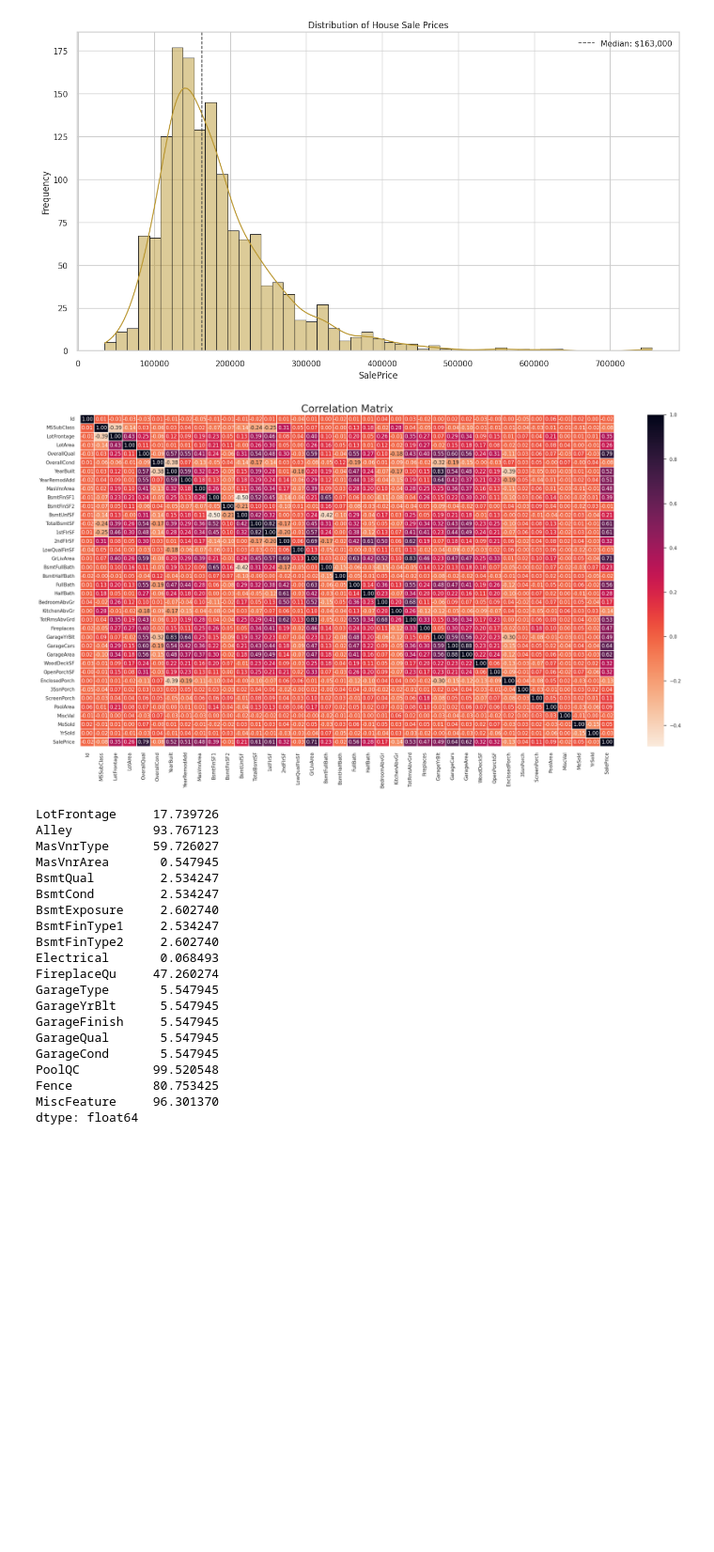
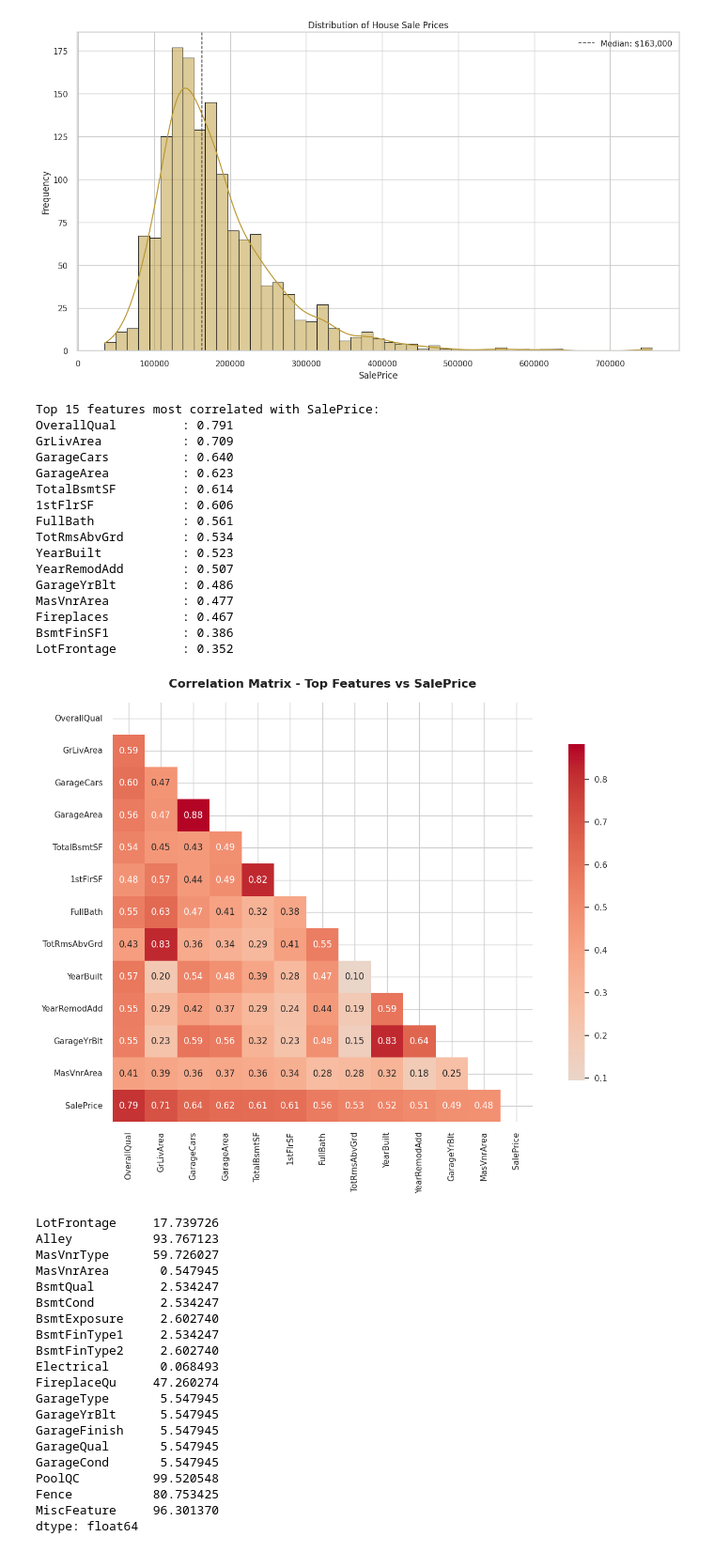
Before and after one commit to PhilixTheExplorer/csc345-model, a Jupyter notebook: csc345-final-model.ipynb, the cells around one changed output. Shown: that part at 94% size. Saved outputs shown, nothing was run; the diff lists cells and outputs as text; code cells hidden in the pictures; blank space fills up the shorter version.

```diff
--- a/csc345-final-model.ipynb
+++ b/csc345-final-model.ipynb
@@ -85,15 +85,53 @@ ax.legend()
 plt.show()
 # %% [output]
 [figure]
-# %%
-# Correlate numeric features to highlight which ones align with SalePrice.
-plt.figure(figsize=(28, 14))
-corr = df[numcols].corr()
-sns.heatmap(corr, annot=True, cmap="rocket_r", fmt=".2f", linewidths=0.2)
-plt.title("Correlation Matrix", fontsize=24)
-plt.show()
-# %% [output]
-[figure, removed]
+# %%
+# Correlation analysis - Top features correlated with SalePrice
+numerical_features = df.select_dtypes(include=[np.number])
+correlation_matrix = numerical_features.corr()
+
+# Top correlations with SalePrice
+saleprice_corr = correlation_matrix['SalePrice'].abs().sort_values(ascending=False)[1:16]
+
+print("Top 15 features most correlated with SalePrice:")
+for feature, corr in saleprice_corr.items():
+    print(f"{feature:20}: {corr:.3f}")
+
+# Correlation heatmap
+plt.figure(figsize=(14, 10))
+top_corr_features = saleprice_corr.index.tolist()[:12] + ['SalePrice']
+correlation_subset = correlation_matrix.loc[top_corr_features, top_corr_features]
+
+mask = np.triu(np.ones_like(correlation_subset, dtype=bool))
+sns.heatmap(correlation_subset,
+            mask=mask,
+            annot=True,
+            cmap='coolwarm',
+            center=0,
+            fmt='.2f',
+            square=True,
+            cbar_kws={"shrink": 0.8})
+plt.title('Correlation Matrix - Top Features vs SalePrice', fontsize=16, fontweight='bold', pad=20)
+plt.tight_layout()
+plt.show()
+# %% [output]
+Top 15 features most correlated with SalePrice:
+OverallQual         : 0.791
+GrLivArea           : 0.709
+GarageCars          : 0.640
+GarageArea          : 0.623
+TotalBsmtSF         : 0.614
+1stFlrSF            : 0.606
+FullBath            : 0.561
+TotRmsAbvGrd        : 0.534
+YearBuilt           : 0.523
+YearRemodAdd        : 0.507
+GarageYrBlt         : 0.486
+MasVnrArea          : 0.477
+Fireplaces          : 0.467
+BsmtFinSF1          : 0.386
+LotFrontage         : 0.352
+[figure, added]
 # %%
 # Quantify columns with missing data as percentages for prioritizing imputations.
 df.isna().sum()[df.isna().sum() > 0] / len(df) * 100
```
Also changed, not shown: parts of 5 cells of this notebook.
